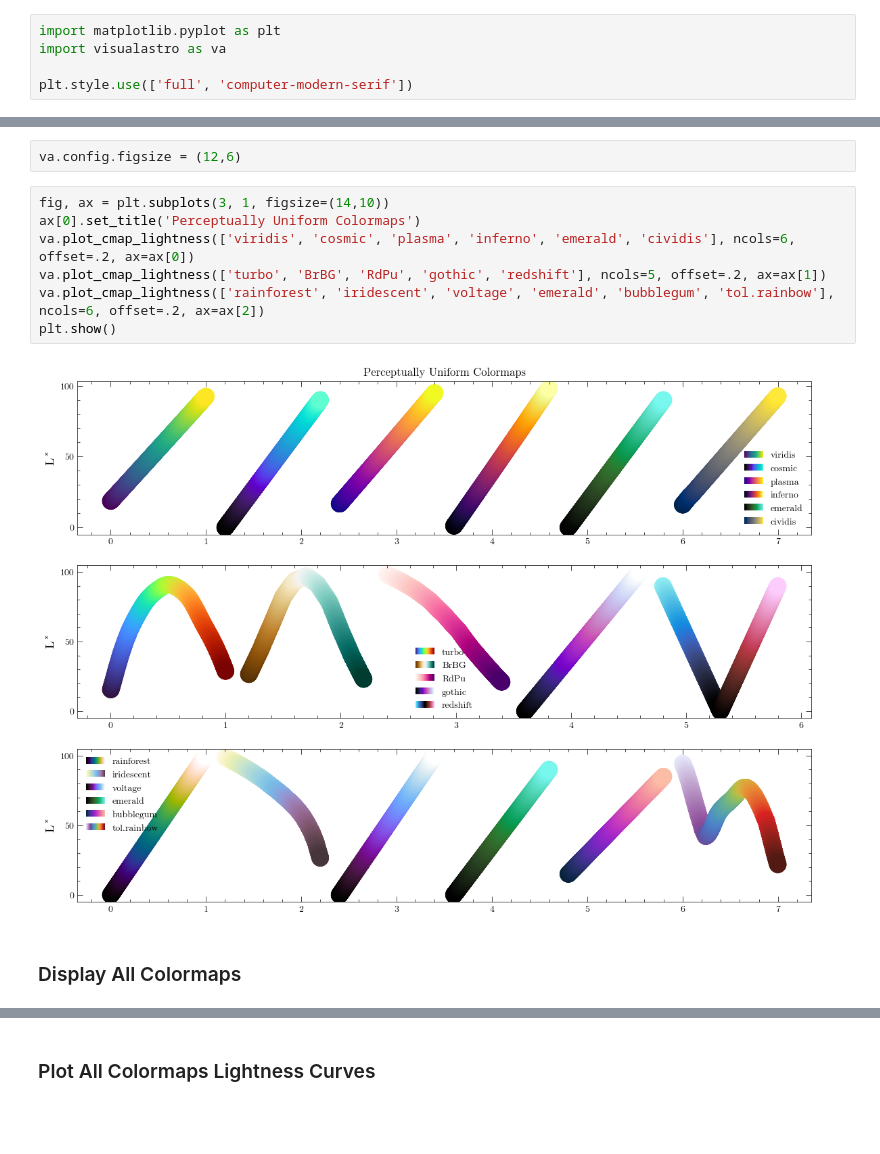
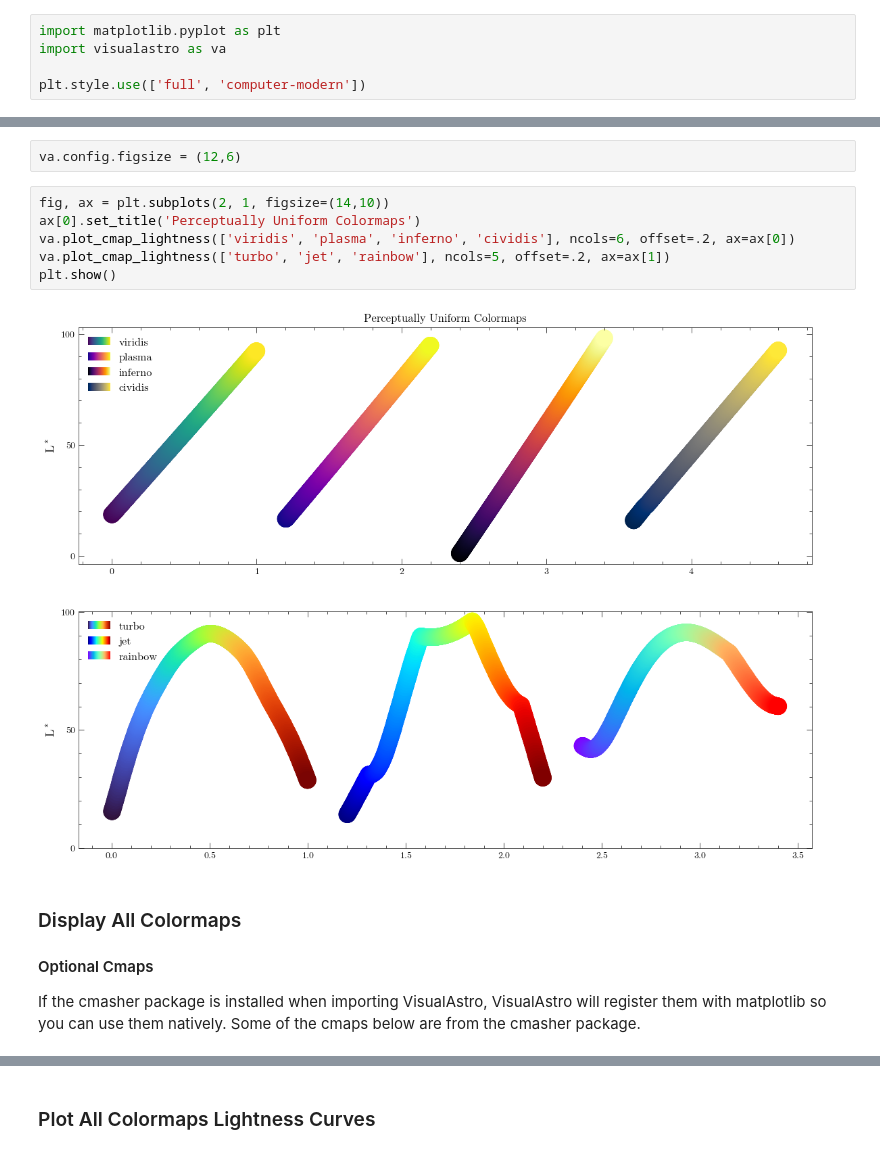
Before and after one commit to elkogerville/VisualAstro, a Jupyter notebook: examples/colormaps.ipynb, the cells around one changed output, grey strips where cells are left out. Saved outputs shown, nothing was run; the diff lists cells and outputs as text; blank space fills up the shorter version.

```diff
--- a/examples/colormaps.ipynb
+++ b/examples/colormaps.ipynb
@@ -6,5 +6,5 @@ VisualAstro registers `cmasher` colormaps and offers colormap visualization and
 import matplotlib.pyplot as plt
 import visualastro as va
 
-plt.style.use(['full', 'computer-modern-serif'])
+plt.style.use(['full', 'computer-modern'])
 # %%
@@ -54,16 +56,18 @@ Here are the lightness $L^*$ plots of colormaps, similar to the $L^*$ plots by M
 # %%
 va.config.figsize = (12,6)
 # %%
-fig, ax = plt.subplots(3, 1, figsize=(14,10))
+fig, ax = plt.subplots(2, 1, figsize=(14,10))
 ax[0].set_title('Perceptually Uniform Colormaps')
-va.plot_cmap_lightness(['viridis', 'cosmic', 'plasma', 'inferno', 'emerald', 'cividis'], ncols=6, offset=.2, ax=ax[0])
-va.plot_cmap_lightness(['turbo', 'BrBG', 'RdPu', 'gothic', 'redshift'], ncols=5, offset=.2, ax=ax[1])
-va.plot_cmap_lightness(['rainforest', 'iridescent', 'voltage', 'emerald', 'bubblegum', 'tol.rainbow'], ncols=6, offset=.2, ax=ax[2])
+va.plot_cmap_lightness(['viridis', 'plasma', 'inferno', 'cividis'], ncols=6, offset=.2, ax=ax[0])
+va.plot_cmap_lightness(['turbo', 'jet', 'rainbow'], ncols=5, offset=.2, ax=ax[1])
 plt.show()
 # %% [output]
-[figure, old version]
+[figure, new version]
-# %% [markdown]
-### Display All Colormaps
+# %% [markdown]
+### Display All Colormaps
+
+#### Optional Cmaps
+If the cmasher package is installed when importing VisualAstro, VisualAstro will register them with matplotlib so you can use them natively. Some of the cmaps below are from the cmasher package.
 # %%
 va.help.cmap()
 # %% [output]
```
Also changed, not shown: parts of 6 cells of this notebook.
